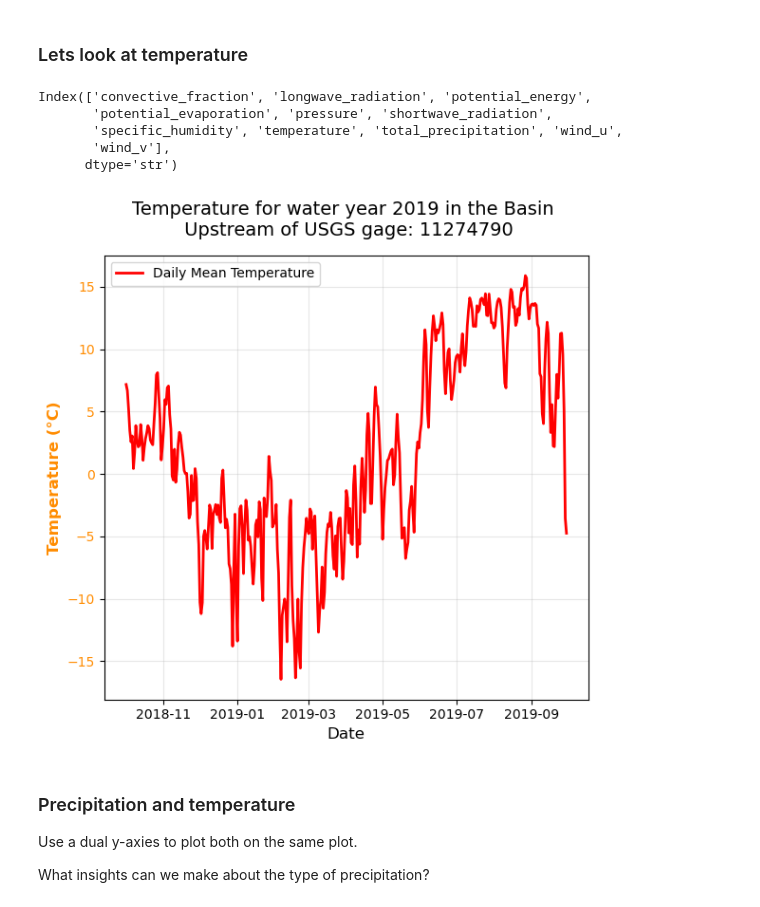
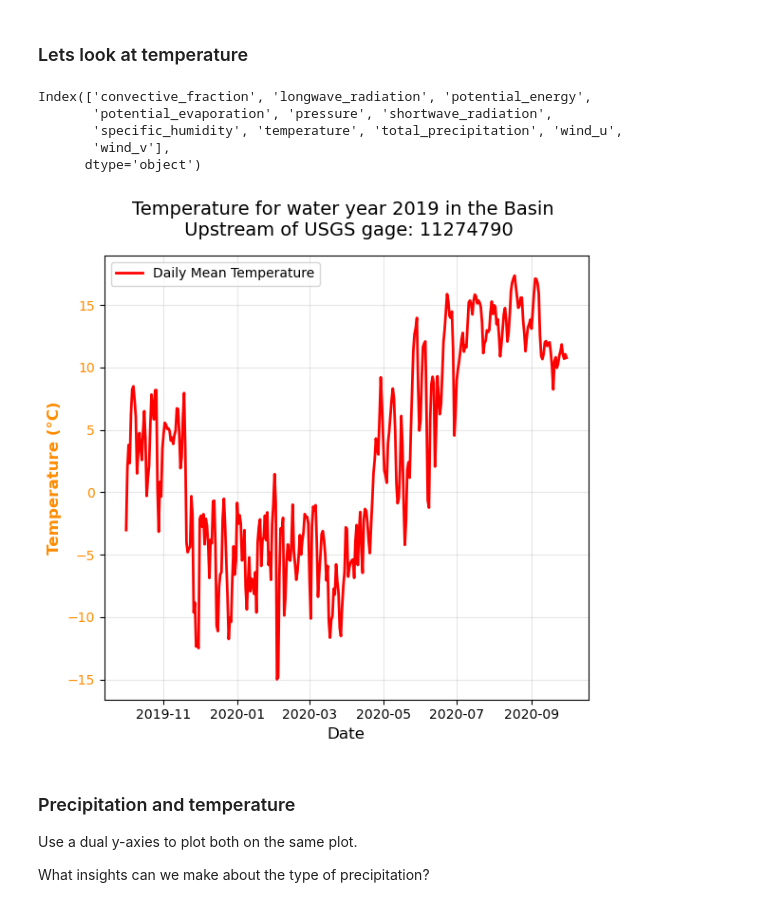
Before and after one commit to UUHydroInformatics/Data-Acquisition-Processing-Analysis, a Jupyter notebook: EE_metdata.ipynb, the cells around one changed output. Drawn from its saved outputs; the diff is of its cells as text; code cells hidden in the pictures.

Commit message:
Resolve notebook conflicts with upstream versions

```diff
--- a/EE_metdata.ipynb
+++ b/EE_metdata.ipynb
@@ -40,10 +40,6 @@ We will be using the GEE python api to retrived NLDAS2 meteorological data from
 ![GEE_NLDAS](images/NASA_NLDAS_FORA0125_H002_sample.png)
 # %%
 # Get geometry and ensure CRS is correct
-basin = NLDI().get_basins(usgs_gage_id)
-
-if basin is None or basin.empty:
-    raise ValueError(f"No basin returned for USGS site {usgs_gage_id}")
-
-geometry = basin.to_crs("EPSG:4326").geometry.iloc[0]
+basin = NLDI().get_basins(usgs_gage_id) #get basin information, we could load the files that we saved too
+geometry = basin.to_crs("EPSG:4326").geometry[0] # Get the bounding box of the geometry
 basin_polygon_coords = list(geometry.exterior.coords)
@@ -209,4 +127,0 @@ Index(['convective_fraction', 'longwave_radiation', 'potential_energy',
-# %%
-Daily_NLDAS_df = getData.get_NLDAS_daily(basin_polygon_coords, begin_date='2006-01-01', end_date='2012-01-01')
-Daily_NLDAS_df_2 = getData.get_NLDAS_daily(basin_polygon_coords, begin_date='2012-01-01', end_date='2018-01-01')
-Daily_NLDAS_df_3 = getData.get_NLDAS_daily(basin_polygon_coords, begin_date='2018-01-01', end_date='2022-01-01')
@@ -295,4 +127,0 @@ max                   NaN                  NaN
-# %%
-Daily_NLDAS_df = getData.get_NLDAS_daily(basin_polygon_coords, begin_date='2006-01-01', end_date='2012-01-01')
-Daily_NLDAS_df_2 = getData.get_NLDAS_daily(basin_polygon_coords, begin_date='2012-01-01', end_date='2018-01-01')
-Daily_NLDAS_df_3 = getData.get_NLDAS_daily(basin_polygon_coords, begin_date='2018-01-01', end_date='2022-01-01')
@@ -421,0 +128,21 @@ plt.show()
+# %%
+#For year 2019, plot all SWE_cm columns
+met_df_2019 = Daily_NLDAS_df.loc['2019-10-01':'2020-09-30'].copy()
+#make the plot
+fig, ax1 = plt.subplots(figsize=(6, 6))
+
+# --- Primary Y-axis: SWE_cm ---
+ax1.set_xlabel('Date', fontsize=12)
+ax1.set_ylabel('Radiation (W/m²)', color='black', fontsize=12, fontweight='bold')
+ax1.plot(met_df_2019.index, met_df_2019['longwave_radiation'], linewidth=2, label = 'LW Radiation', color='darkred')
+ax1.plot(met_df_2019.index, met_df_2019['shortwave_radiation'], linewidth=2, label = 'SW Radiation', color='darkblue')
+ax1.tick_params(axis='y', labelcolor='black')
+ax1.grid(True, alpha=0.3)
+
+#show a legend
+ax1.legend()
+
+# Title and Layout
+plt.title(f" Radiation for water year 2019 in the Basin \n Upstream of USGS gage: {usgs_gage_id}", fontsize=14, pad=15)
+fig.tight_layout()
+plt.show()
@@ -428,23 +157,27 @@ Index(['convective_fraction', 'longwave_radiation', 'potential_energy',
        'potential_evaporation', 'pressure', 'shortwave_radiation',
        'specific_humidity', 'temperature', 'total_precipitation', 'wind_u',
        'wind_v'],
-      dtype='str')
+      dtype='object')
 # %%
+#make the plot
 fig, ax1 = plt.subplots(figsize=(6, 6))
 
+# --- Primary Y-axis: SWE_cm ---
 ax1.set_xlabel('Date', fontsize=12)
 ax1.set_ylabel('Temperature (°C)', color='darkorange', fontsize=12, fontweight='bold')
-ax1.plot(met_df_2019['date'], met_df_2019['temperature'], linewidth=2, label='Daily Mean Temperature', color='red')
+ax1.plot(met_df_2019.index, met_df_2019['temperature'], linewidth=2, label = 'Daily Mean Temperature', color='red')
 ax1.tick_params(axis='y', labelcolor='darkorange')
 ax1.grid(True, alpha=0.3)
 
+#show a legend
 ax1.legend()
 
+# Title and Layout
 plt.title(f"Temperature for water year 2019 in the Basin \n Upstream of USGS gage: {usgs_gage_id}", fontsize=14, pad=15)
 fig.tight_layout()
 plt.show()
 # %% [output]
-[figure, old version]
+[figure, new version]
 # %% [markdown]
 ### Precipitation and temperature
 
```
Also changed, not shown: parts of 28 cells of this notebook, 1 other file.
